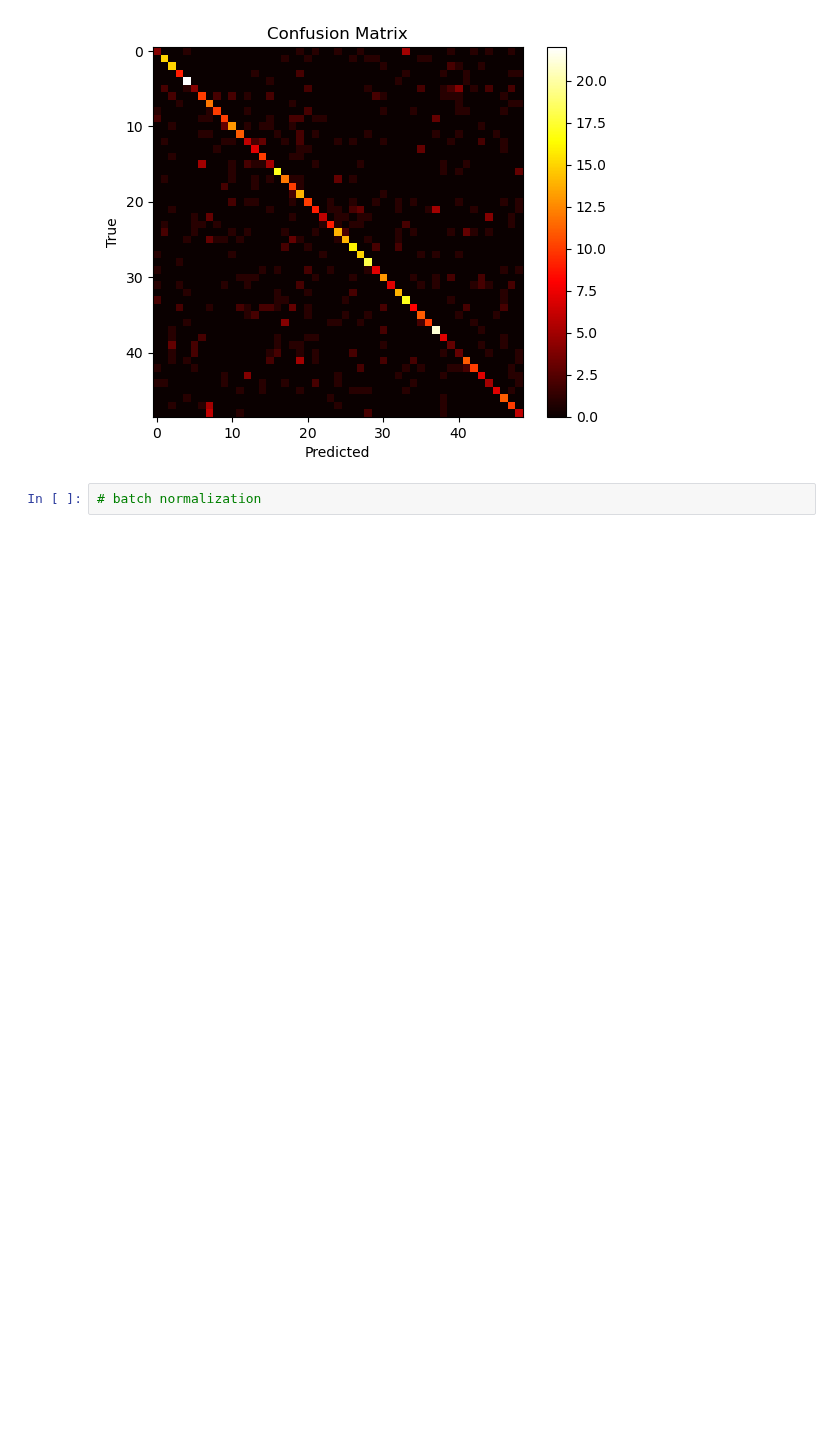
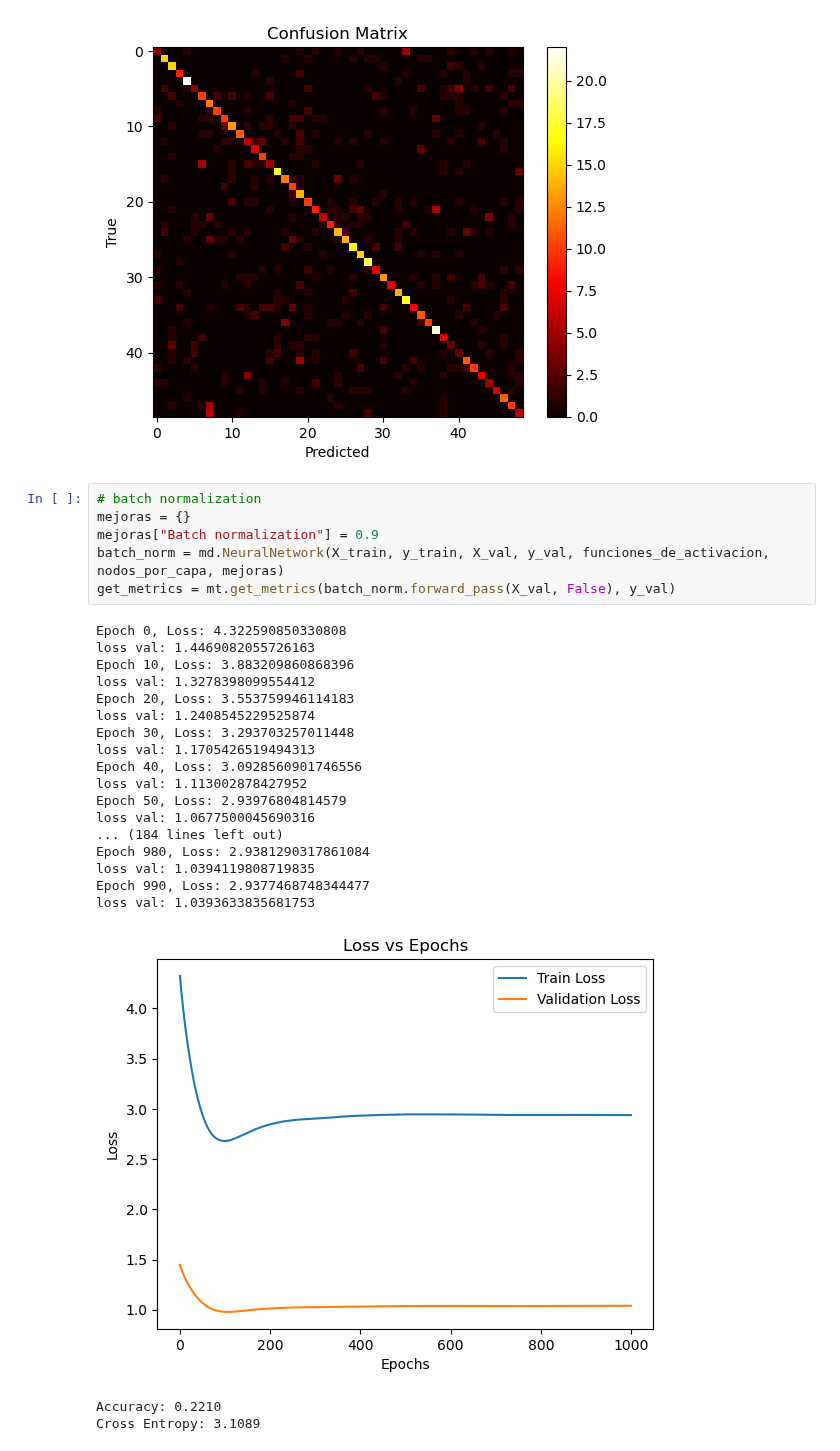
Before and after one commit to felicitasmarolda/MLyDL_TPs, a Jupyter notebook: Marolda_Felicitas_TP3/Marolda_Felicitas_TP3.ipynb, the cells around one changed output. Saved outputs shown, nothing was run; the diff lists cells and outputs as text; blank space fills up the shorter version.

```diff
--- a/Marolda_Felicitas_TP3/Marolda_Felicitas_TP3.ipynb
+++ b/Marolda_Felicitas_TP3/Marolda_Felicitas_TP3.ipynb
@@ -275,3 +295,28 @@ Cross Entropy: 1.9392
 [figure]
 # %%
 # batch normalization
+mejoras = {}
+mejoras["Batch normalization"] = 0.9
+batch_norm = md.NeuralNetwork(X_train, y_train, X_val, y_val, funciones_de_activacion, nodos_por_capa, mejoras)
+get_metrics = mt.get_metrics(batch_norm.forward_pass(X_val, False), y_val)
+# %% [output]
+Epoch 0, Loss: 4.322590850330808
+loss val: 1.4469082055726163
+Epoch 10, Loss: 3.883209860868396
+loss val: 1.3278398099554412
+Epoch 20, Loss: 3.553759946114183
+loss val: 1.2408545229525874
+Epoch 30, Loss: 3.293703257011448
+loss val: 1.1705426519494313
+Epoch 40, Loss: 3.0928560901746556
+loss val: 1.113002878427952
+Epoch 50, Loss: 2.93976804814579
+loss val: 1.0677500045690316
+... (184 lines left out)
+Epoch 980, Loss: 2.9381290317861084
+loss val: 1.0394119808719835
+Epoch 990, Loss: 2.9377468748344477
+loss val: 1.0393633835681753
+[figure, added]
+Accuracy: 0.2210
+Cross Entropy: 3.1089
```
Also changed, not shown: parts of 6 cells of this notebook, 2 other files.
